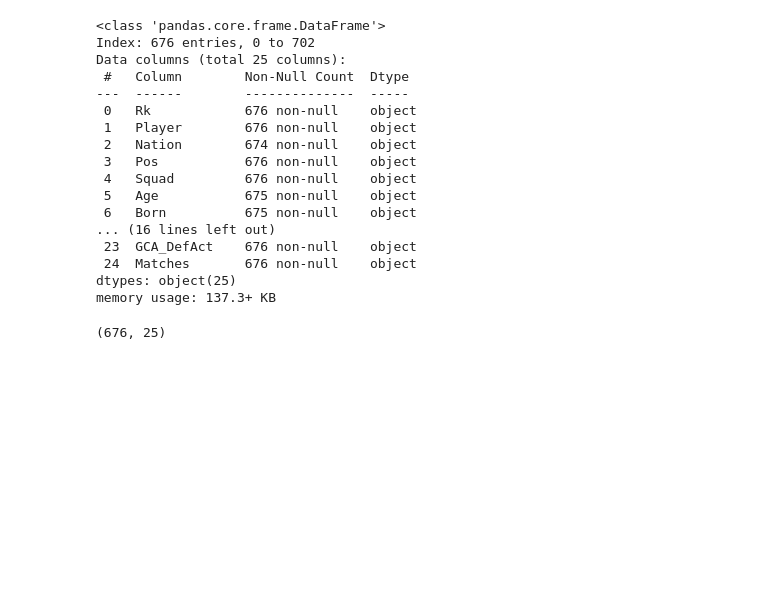
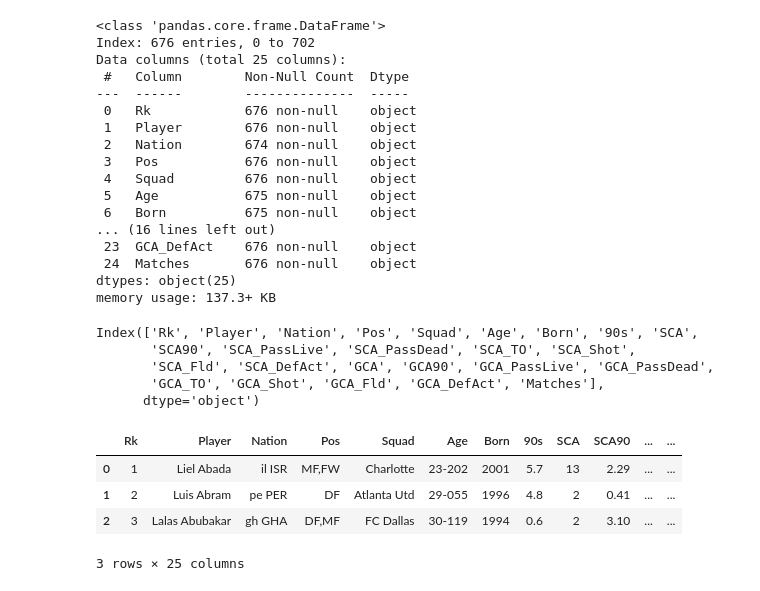
Before and after one commit to der-amit/fbref-analytics, a Jupyter notebook: notebooks/best_sca_2025.ipynb, the cells around one changed output. Saved outputs shown, nothing was run; the diff lists cells and outputs as text; code cells hidden in the pictures; blank space fills up the shorter version.

```diff
--- a/notebooks/best_sca_2025.ipynb
+++ b/notebooks/best_sca_2025.ipynb
@@ -31,5 +32,18 @@ dtypes: object(25)
 memory usage: 137.3+ KB
 # %%
 df.shape
+df.columns
 # %% [output]
-(676, 25)
+Index(['Rk', 'Player', 'Nation', 'Pos', 'Squad', 'Age', 'Born', '90s', 'SCA',
+       'SCA90', 'SCA_PassLive', 'SCA_PassDead', 'SCA_TO', 'SCA_Shot',
+       'SCA_Fld', 'SCA_DefAct', 'GCA', 'GCA90', 'GCA_PassLive', 'GCA_PassDead',
+       'GCA_TO', 'GCA_Shot', 'GCA_Fld', 'GCA_DefAct', 'Matches'],
+      dtype='object')
+# %%
+df.head(3)
+# %% [output]
+|  | Rk | Player | Nation | Pos | Squad | Age | Born | 90s | SCA | SCA90 | ... | ... |
+| 0 | 1 | Liel Abada | il ISR | MF,FW | Charlotte | 23-202 | 2001 | 5.7 | 13 | 2.29 | ... | ... |
+| 1 | 2 | Luis Abram | pe PER | DF | Atlanta Utd | 29-055 | 1996 | 4.8 | 2 | 0.41 | ... | ... |
+| 2 | 3 | Lalas Abubakar | gh GHA | DF,MF | FC Dallas | 30-119 | 1994 | 0.6 | 2 | 3.10 | ... | ... |
+3 rows × 25 columns
```
Also changed, not shown: parts of 11 cells of this notebook.
